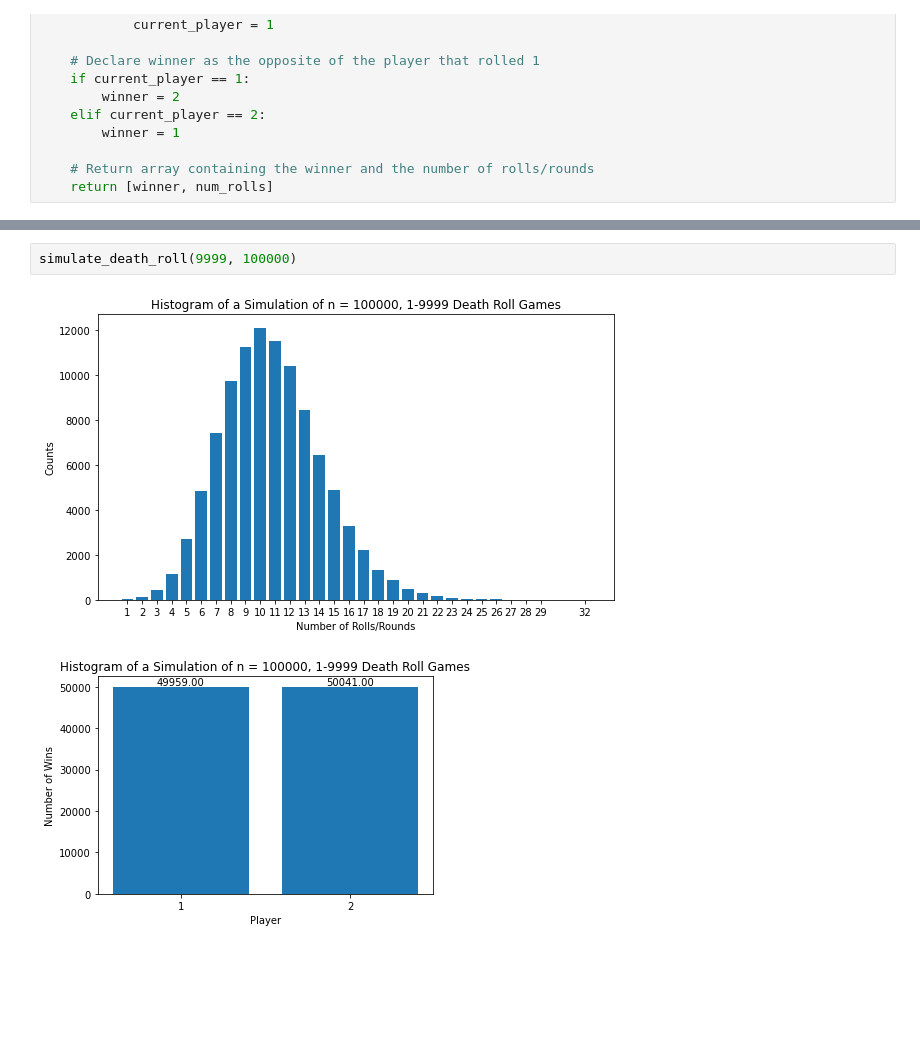
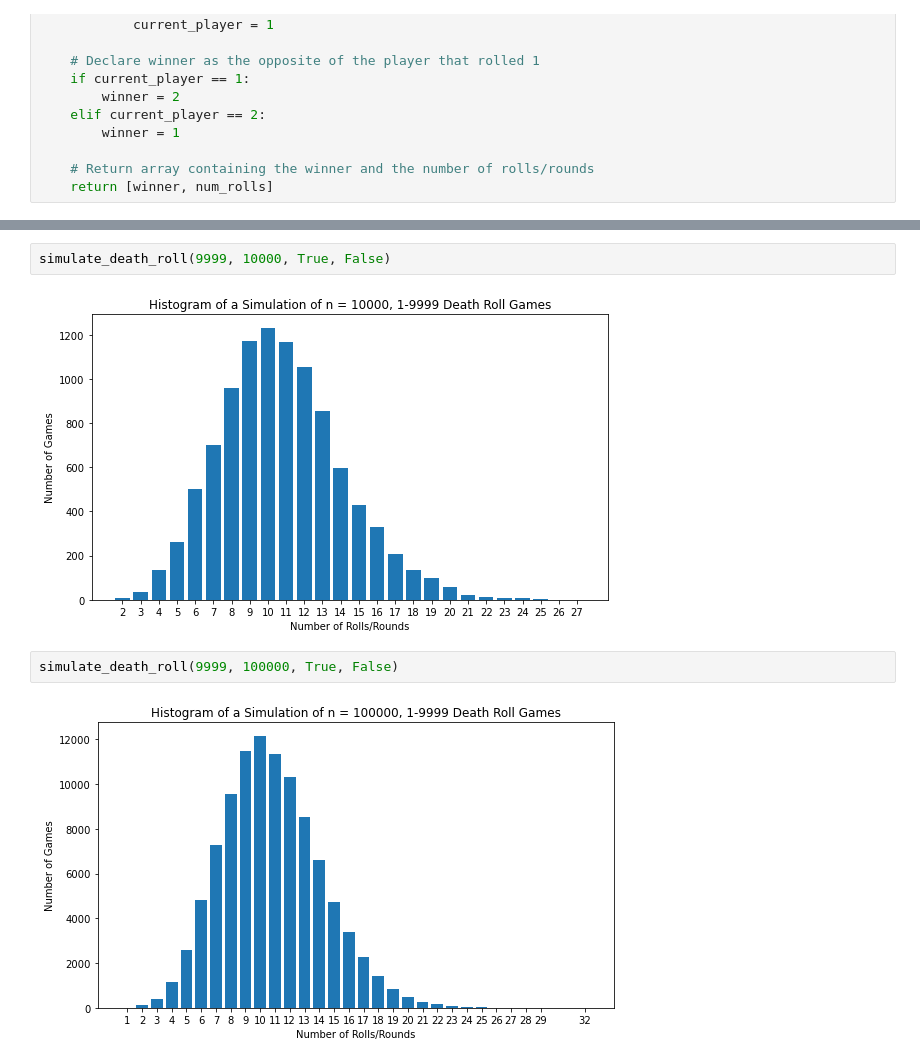
Before and after one commit to SlyZorua/deathroll_analysis, a Jupyter notebook: deathroll_analysis.ipynb, the cells around one changed output, grey strips where cells are left out. Drawn from its saved outputs; the diff is of its cells as text; blank space fills up the shorter version.

```diff
--- a/deathroll_analysis.ipynb
+++ b/deathroll_analysis.ipynb
@@ -100,5 +143,8 @@ simulate_death_roll(100, 100000)
+# %%
+simulate_death_roll(9999, 10000, True, False)
+# %% [output]
+[figure, added]
 # %%
-simulate_death_roll(9999, 100000)
+simulate_death_roll(9999, 100000, True, False)
 # %% [output]
-[figure, old version]
+[figure, new version]
-[figure, removed]
```
Also changed, not shown: parts of 20 cells of this notebook.
